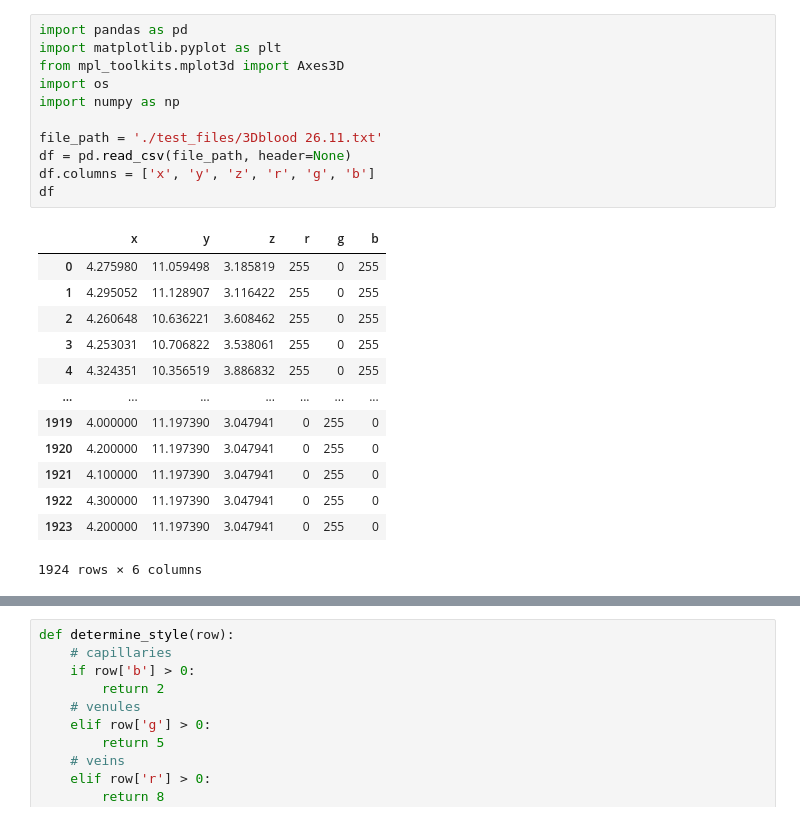
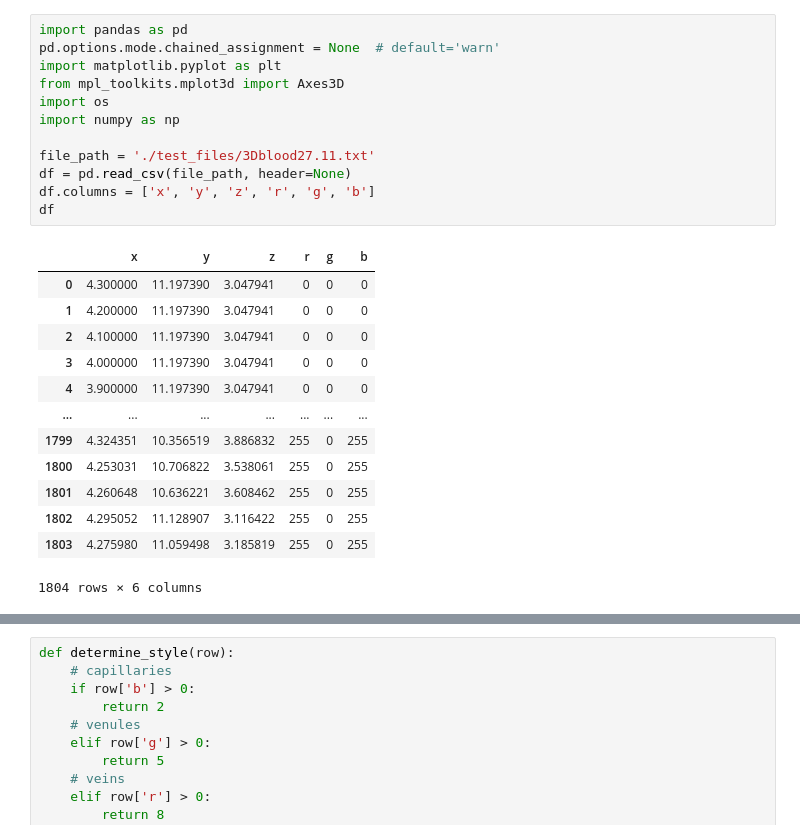
Before and after one commit to joeforth/fractal_slicer, a Jupyter notebook: many_colours_one_file_network.ipynb, the cells around one changed output, grey strips where cells are left out. Cells and saved outputs as stored; diff of their text form.

```diff
--- a/many_colours_one_file_network.ipynb
+++ b/many_colours_one_file_network.ipynb
@@ -1,28 +1,29 @@
 # %%
 import pandas as pd
+pd.options.mode.chained_assignment = None  # default='warn'
 import matplotlib.pyplot as plt
 from mpl_toolkits.mplot3d import Axes3D
 import os
 import numpy as np
 
-file_path = './test_files/3Dblood 26.11.txt'
+file_path = './test_files/3Dblood27.11.txt'
 df = pd.read_csv(file_path, header=None)
 df.columns = ['x', 'y', 'z', 'r', 'g', 'b']
 df
 # %% [output]
 |  | x | y | z | r | g | b |
-| 0 | 4.275980 | 11.059498 | 3.185819 | 255 | 0 | 255 |
-| 1 | 4.295052 | 11.128907 | 3.116422 | 255 | 0 | 255 |
-| 2 | 4.260648 | 10.636221 | 3.608462 | 255 | 0 | 255 |
-| 3 | 4.253031 | 10.706822 | 3.538061 | 255 | 0 | 255 |
-| 4 | 4.324351 | 10.356519 | 3.886832 | 255 | 0 | 255 |
+| 0 | 4.300000 | 11.197390 | 3.047941 | 0 | 0 | 0 |
+| 1 | 4.200000 | 11.197390 | 3.047941 | 0 | 0 | 0 |
+| 2 | 4.100000 | 11.197390 | 3.047941 | 0 | 0 | 0 |
+| 3 | 4.000000 | 11.197390 | 3.047941 | 0 | 0 | 0 |
+| 4 | 3.900000 | 11.197390 | 3.047941 | 0 | 0 | 0 |
 | ... | ... | ... | ... | ... | ... | ... |
-| 1919 | 4.000000 | 11.197390 | 3.047941 | 0 | 255 | 0 |
-| 1920 | 4.200000 | 11.197390 | 3.047941 | 0 | 255 | 0 |
-| 1921 | 4.100000 | 11.197390 | 3.047941 | 0 | 255 | 0 |
-| 1922 | 4.300000 | 11.197390 | 3.047941 | 0 | 255 | 0 |
-| 1923 | 4.200000 | 11.197390 | 3.047941 | 0 | 255 | 0 |
+| 1799 | 4.324351 | 10.356519 | 3.886832 | 255 | 0 | 255 |
+| 1800 | 4.253031 | 10.706822 | 3.538061 | 255 | 0 | 255 |
+| 1801 | 4.260648 | 10.636221 | 3.608462 | 255 | 0 | 255 |
+| 1802 | 4.295052 | 11.128907 | 3.116422 | 255 | 0 | 255 |
+| 1803 | 4.275980 | 11.059498 | 3.185819 | 255 | 0 | 255 |
-1924 rows × 6 columns
+1804 rows × 6 columns
 # %%
 def distance_calculator(df):
     # Drop NaN values (usually the first value)
```
Also changed, not shown: parts of 4 cells of this notebook, 1 other file.
